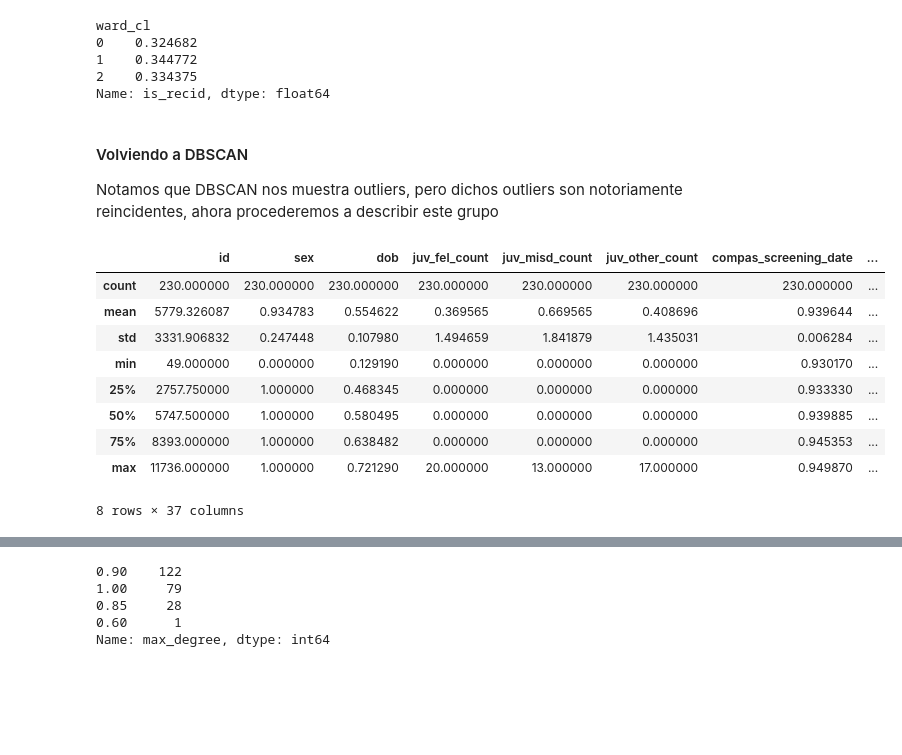
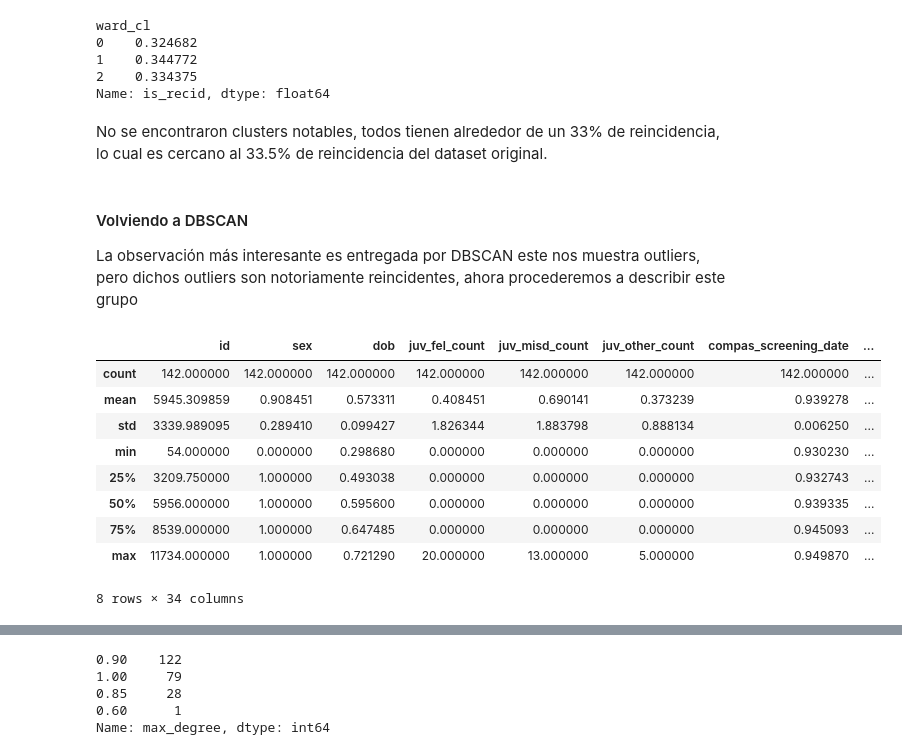
Before and after one commit to PJaramilloV/bias-no-basado, a Jupyter notebook: docs/hito-3.ipynb, the cells around one changed output, grey strips where cells are left out. Cells and saved outputs as stored; diff of their text form; code cells hidden in the pictures; blank space fills up the shorter version.

```diff
--- a/docs/hito-3.ipynb
+++ b/docs/hito-3.ipynb
@@ -2200,24 +2200,29 @@ ward_cl
 1    0.344772
 2    0.334375
 Name: is_recid, dtype: float64
+# %% [markdown]
+No se encontraron clusters notables, todos tienen alrededor de un 33% de reincidencia, lo cual es cercano al 33.5% de reincidencia del dataset original.
 # %% [markdown]
 #### Volviendo a DBSCAN
 
-Notamos que DBSCAN nos muestra outliers, pero dichos outliers son notoriamente reincidentes, ahora procederemos a describir este grupo
+La observación más interesante es entregada por DBSCAN este nos muestra outliers, pero dichos outliers son notoriamente reincidentes, ahora procederemos a describir este grupo
 # %%
-reincident_people = main_people[main_people.db_cl == -1]
+outliers = main_people[main_people.db_cl == -1]
+
+reincident_people =  outliers[outliers.is_recid == 1]
+not_recid_people = outliers[outliers.is_recid == 0]
 reincident_people.describe()
 # %% [output]
 |  | id | sex | dob | juv_fel_count | juv_misd_count | juv_other_count | compas_screening_date | ... |
-| count | 230.000000 | 230.000000 | 230.000000 | 230.000000 | 230.000000 | 230.000000 | 230.000000 | ... |
-| mean | 5779.326087 | 0.934783 | 0.554622 | 0.369565 | 0.669565 | 0.408696 | 0.939644 | ... |
-| std | 3331.906832 | 0.247448 | 0.107980 | 1.494659 | 1.841879 | 1.435031 | 0.006284 | ... |
-| min | 49.000000 | 0.000000 | 0.129190 | 0.000000 | 0.000000 | 0.000000 | 0.930170 | ... |
-| 25% | 2757.750000 | 1.000000 | 0.468345 | 0.000000 | 0.000000 | 0.000000 | 0.933330 | ... |
-| 50% | 5747.500000 | 1.000000 | 0.580495 | 0.000000 | 0.000000 | 0.000000 | 0.939885 | ... |
-| 75% | 8393.000000 | 1.000000 | 0.638482 | 0.000000 | 0.000000 | 0.000000 | 0.945353 | ... |
-| max | 11736.000000 | 1.000000 | 0.721290 | 20.000000 | 13.000000 | 17.000000 | 0.949870 | ... |
+| count | 142.000000 | 142.000000 | 142.000000 | 142.000000 | 142.000000 | 142.000000 | 142.000000 | ... |
+| mean | 5945.309859 | 0.908451 | 0.573311 | 0.408451 | 0.690141 | 0.373239 | 0.939278 | ... |
+| std | 3339.989095 | 0.289410 | 0.099427 | 1.826344 | 1.883798 | 0.888134 | 0.006250 | ... |
+| min | 54.000000 | 0.000000 | 0.298680 | 0.000000 | 0.000000 | 0.000000 | 0.930230 | ... |
+| 25% | 3209.750000 | 1.000000 | 0.493038 | 0.000000 | 0.000000 | 0.000000 | 0.932743 | ... |
+| 50% | 5956.000000 | 1.000000 | 0.595600 | 0.000000 | 0.000000 | 0.000000 | 0.939335 | ... |
+| 75% | 8539.000000 | 1.000000 | 0.647485 | 0.000000 | 0.000000 | 0.000000 | 0.945093 | ... |
+| max | 11734.000000 | 1.000000 | 0.721290 | 20.000000 | 13.000000 | 5.000000 | 0.949870 | ... |
-8 rows × 37 columns
+8 rows × 34 columns
 # %%
 reincident_people.sex.value_counts()
 # %% [output]
```
Also changed, not shown: parts of 8 cells of this notebook, 1 other file.
